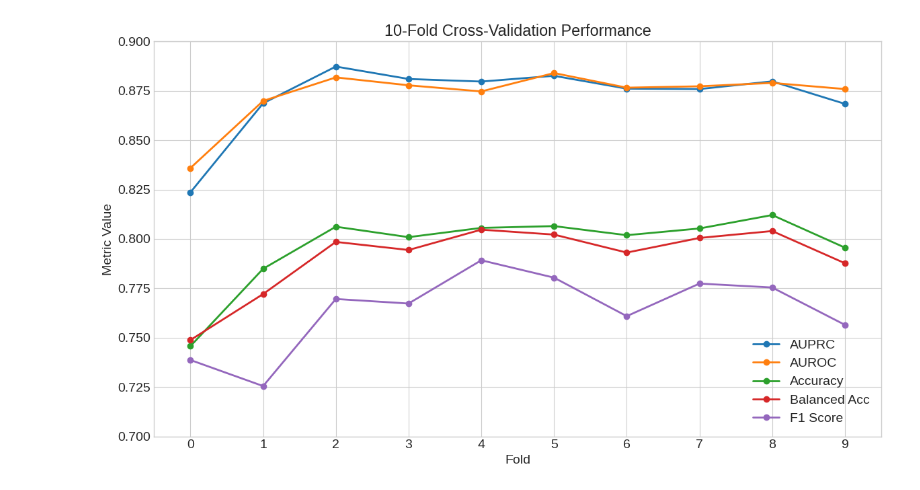
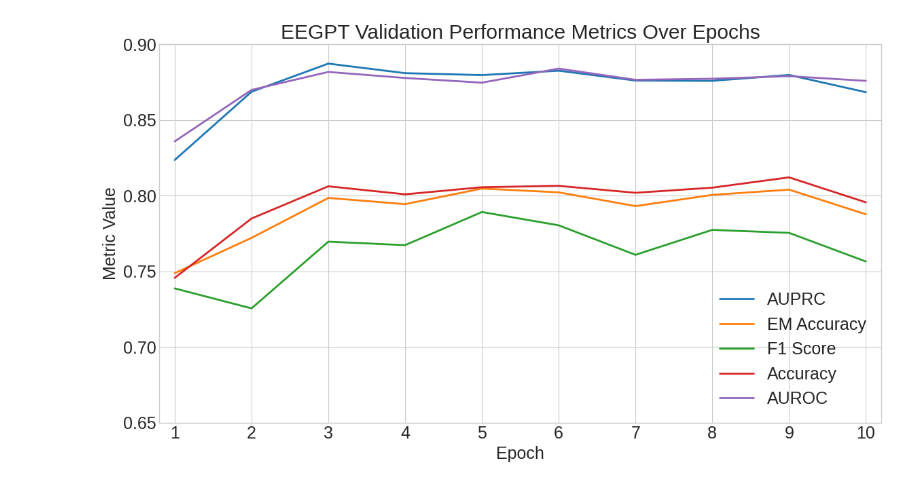
Before and after one commit to andresalvarezolmo/EEGPT, a Jupyter notebook: results/TUAB/fine-tuned-metrics-diagram.ipynb, the cells around one changed output. Cells and saved outputs as stored; diff of their text form; code cells hidden in the pictures.

```diff
--- a/results/TUAB/fine-tuned-metrics-diagram.ipynb
+++ b/results/TUAB/fine-tuned-metrics-diagram.ipynb
@@ -1,52 +1,58 @@
 # %%
 import pandas as pd
 import matplotlib.pyplot as plt
 
 metrics = {
-    0: {'pr_auc': 0.8236, 'roc_auc': 0.8359, 'accuracy': 0.7457, 'balanced_accuracy': 0.7488, 'loss': 0.5758, 'precision': 0.6973, 'sensitivity': 0.7852, 'f1': 0.7387, 'specificity': 0.7123},
-    1: {'pr_auc': 0.8687, 'roc_auc': 0.8699, 'accuracy': 0.7849, 'balanced_accuracy': 0.7721, 'loss': 0.5117, 'precision': 0.8721, 'sensitivity': 0.6211, 'f1': 0.7255, 'specificity': 0.9231},
-    2: {'pr_auc': 0.8873, 'roc_auc': 0.8818, 'accuracy': 0.8062, 'balanced_accuracy': 0.7985, 'loss': 0.4596, 'precision': 0.8442, 'sensitivity': 0.7072, 'f1': 0.7696, 'specificity': 0.8898},
-    3: {'pr_auc': 0.8810, 'roc_auc': 0.8778, 'accuracy': 0.8009, 'balanced_accuracy': 0.7944, 'loss': 0.4528, 'precision': 0.8252, 'sensitivity': 0.7170, 'f1': 0.7673, 'specificity': 0.8718},
-    4: {'pr_auc': 0.8797, 'roc_auc': 0.8747, 'accuracy': 0.8056, 'balanced_accuracy': 0.8047, 'loss': 0.4759, 'precision': 0.7833, 'sensitivity': 0.7952, 'f1': 0.7892, 'specificity': 0.8143},
-    5: {'pr_auc': 0.8826, 'roc_auc': 0.8840, 'accuracy': 0.8065, 'balanced_accuracy': 0.8022, 'loss': 0.4539, 'precision': 0.8120, 'sensitivity': 0.7511, 'f1': 0.7804, 'specificity': 0.8532},
-    6: {'pr_auc': 0.8761, 'roc_auc': 0.8766, 'accuracy': 0.8019, 'balanced_accuracy': 0.7931, 'loss': 0.4596, 'precision': 0.8503, 'sensitivity': 0.6885, 'f1': 0.7609, 'specificity': 0.8977},
-    7: {'pr_auc': 0.8759, 'roc_auc': 0.8773, 'accuracy': 0.8053, 'balanced_accuracy': 0.8005, 'loss': 0.4821, 'precision': 0.8156, 'sensitivity': 0.7427, 'f1': 0.7774, 'specificity': 0.8582},
-    8: {'pr_auc': 0.8798, 'roc_auc': 0.8790, 'accuracy': 0.8121, 'balanced_accuracy': 0.8040, 'loss': 0.4696, 'precision': 0.8563, 'sensitivity': 0.7084, 'f1': 0.7754, 'specificity': 0.8997},
-    9: {'pr_auc': 0.8684, 'roc_auc': 0.8759, 'accuracy': 0.7956, 'balanced_accuracy': 0.7877, 'loss': 0.5704, 'precision': 0.8322, 'sensitivity': 0.6934, 'f1': 0.7565, 'specificity': 0.8820},
+    1: {'pr_auc': 0.8236, 'roc_auc': 0.8359, 'accuracy': 0.7457, 'balanced_accuracy': 0.7488, 'loss': 0.5758, 'precision': 0.6973, 'sensitivity': 0.7852, 'f1': 0.7387, 'specificity': 0.7123},
+    2: {'pr_auc': 0.8687, 'roc_auc': 0.8699, 'accuracy': 0.7849, 'balanced_accuracy': 0.7721, 'loss': 0.5117, 'precision': 0.8721, 'sensitivity': 0.6211, 'f1': 0.7255, 'specificity': 0.9231},
+    3: {'pr_auc': 0.8873, 'roc_auc': 0.8818, 'accuracy': 0.8062, 'balanced_accuracy': 0.7985, 'loss': 0.4596, 'precision': 0.8442, 'sensitivity': 0.7072, 'f1': 0.7696, 'specificity': 0.8898},
+    4: {'pr_auc': 0.8810, 'roc_auc': 0.8778, 'accuracy': 0.8009, 'balanced_accuracy': 0.7944, 'loss': 0.4528, 'precision': 0.8252, 'sensitivity': 0.7170, 'f1': 0.7673, 'specificity': 0.8718},
+    5: {'pr_auc': 0.8797, 'roc_auc': 0.8747, 'accuracy': 0.8056, 'balanced_accuracy': 0.8047, 'loss': 0.4759, 'precision': 0.7833, 'sensitivity': 0.7952, 'f1': 0.7892, 'specificity': 0.8143},
+    6: {'pr_auc': 0.8826, 'roc_auc': 0.8840, 'accuracy': 0.8065, 'balanced_accuracy': 0.8022, 'loss': 0.4539, 'precision': 0.8120, 'sensitivity': 0.7511, 'f1': 0.7804, 'specificity': 0.8532},
+    7: {'pr_auc': 0.8761, 'roc_auc': 0.8766, 'accuracy': 0.8019, 'balanced_accuracy': 0.7931, 'loss': 0.4596, 'precision': 0.8503, 'sensitivity': 0.6885, 'f1': 0.7609, 'specificity': 0.8977},
+    8: {'pr_auc': 0.8759, 'roc_auc': 0.8773, 'accuracy': 0.8053, 'balanced_accuracy': 0.8005, 'loss': 0.4821, 'precision': 0.8156, 'sensitivity': 0.7427, 'f1': 0.7774, 'specificity': 0.8582},
+    9: {'pr_auc': 0.8798, 'roc_auc': 0.8790, 'accuracy': 0.8121, 'balanced_accuracy': 0.8040, 'loss': 0.4696, 'precision': 0.8563, 'sensitivity': 0.7084, 'f1': 0.7754, 'specificity': 0.8997},
+    10: {'pr_auc': 0.8684, 'roc_auc': 0.8759, 'accuracy': 0.7956, 'balanced_accuracy': 0.7877, 'loss': 0.5704, 'precision': 0.8322, 'sensitivity': 0.6934, 'f1': 0.7565, 'specificity': 0.8820},
 }
 
 df = pd.DataFrame.from_dict(metrics, orient='index')
-df.index.name = 'fold'
+df.index.name = 'Fold'
 
 to_plot = {
-    "AUPRC":       "pr_auc",
-    "AUROC":       "roc_auc",
-    "Accuracy":    "accuracy",
-    "Balanced Acc": "balanced_accuracy",
-    "F1 Score":    "f1",
+    "AUPRC":        "pr_auc",
+    "EM Accuracy":  "balanced_accuracy",
+    "F1 Score":     "f1",
+    "Accuracy":     "accuracy",
+    "AUROC":        "roc_auc",
 }
 
-plt.rcParams.update({"font.size": 14})
+plt.rcParams.update({"font.size": 18})
+plt.style.use("seaborn-v0_8-whitegrid")
 colors = plt.get_cmap("tab10")
 
 plt.figure(figsize=(12, 7))
-plt.style.use("seaborn-v0_8-whitegrid")
 
 for i, (label, col) in enumerate(to_plot.items()):
-    plt.plot(df.index, df[col], marker='o',
-             label=label, color=colors(i), linewidth=2)
+    plt.plot(
+        df.index,
+        df[col],
+        label=label,
+        color=colors(i),
+        linewidth=2
+    )
 
-plt.xlabel("Fold")
+plt.xlabel("Epoch")
 plt.ylabel("Metric Value")
-plt.title("10-Fold Cross-Validation Performance")
+plt.title("EEGPT Validation Performance Metrics Over Epochs")
 plt.legend(loc="best")
-plt.ylim(0.7, 0.9)
-plt.xlim(-0.5, 9.5)
+plt.ylim(0.65, 0.9)
+plt.xlim(0.8, 10.2)
 plt.xticks(df.index)
 plt.tight_layout()
 
-output_file = "/home/aa2650/playground/ECG-FM/results/cv_metrics_by_fold.png"
+# Save & show
+output_file = "/home/aa2650/playground/EEGPT/results/TUAB/EEGPT-validation-performance-metrics.png"
 plt.savefig(output_file, dpi=300, bbox_inches="tight")
 plt.show()
 # %% [output]
-[figure, old version]
+[figure, new version]
```
